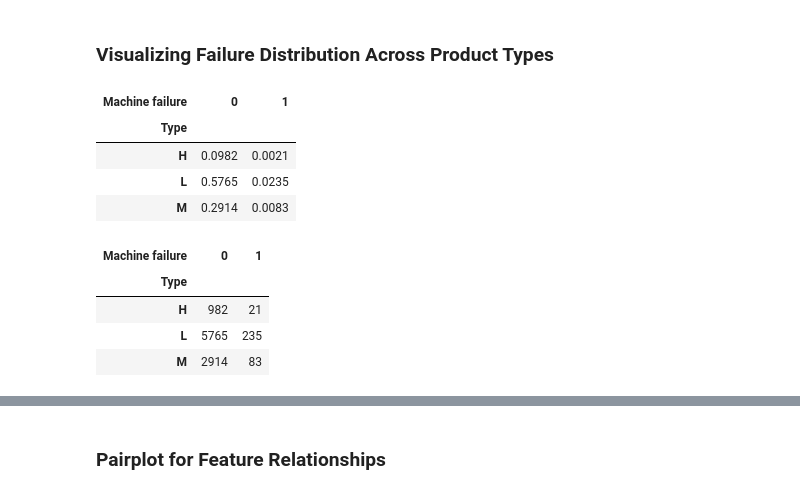
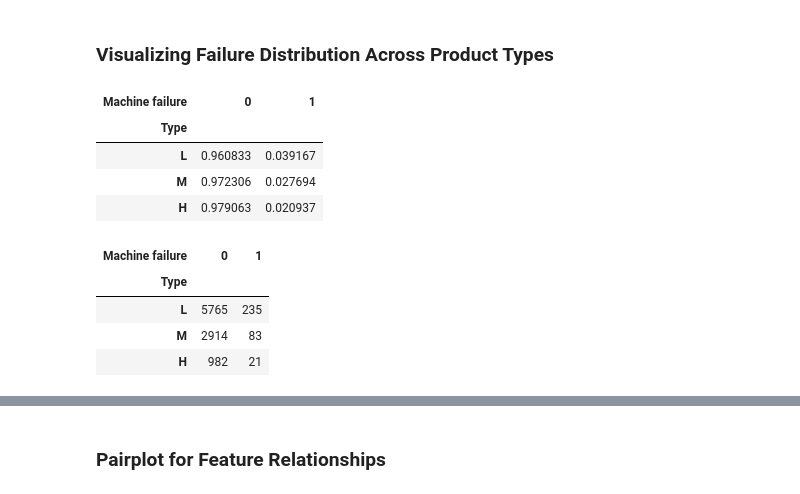
Before and after one commit to SimonGallien/Predictive-Maintenance-Dataset-AI4I-2020-, a Jupyter notebook: notebooks/eda.ipynb, the cells around one changed output, grey strips where cells are left out. Saved outputs shown, nothing was run; the diff lists cells and outputs as text; code cells hidden in the pictures.

```diff
--- a/notebooks/eda.ipynb
+++ b/notebooks/eda.ipynb
@@ -199,18 +203,18 @@ df["Type"].value_counts().plot(kind="bar")
 # %% [markdown]
 ### Visualizing Failure Distribution Across Product Types
 # %%
-pd.crosstab(df["Type"], df["Machine failure"], normalize=True)
+pd.crosstab(df["Type"], df["Machine failure"], normalize="index").reindex(["L", "M", "H"])
 # %% [output]
 | Machine failure | 0 | 1 |
 | Type |  |  |
-| H | 0.0982 | 0.0021 |
-| L | 0.5765 | 0.0235 |
-| M | 0.2914 | 0.0083 |
+| L | 0.960833 | 0.039167 |
+| M | 0.972306 | 0.027694 |
+| H | 0.979063 | 0.020937 |
 # %%
-pd.crosstab(df["Type"], df["Machine failure"])
+pd.crosstab(df["Type"], df["Machine failure"]).reindex(["L", "M", "H"])
 # %% [output]
 | Machine failure | 0 | 1 |
 | Type |  |  |
-| H | 982 | 21 |
 | L | 5765 | 235 |
 | M | 2914 | 83 |
+| H | 982 | 21 |
```
Also changed, not shown: parts of 6 cells of this notebook, 3 other files.
